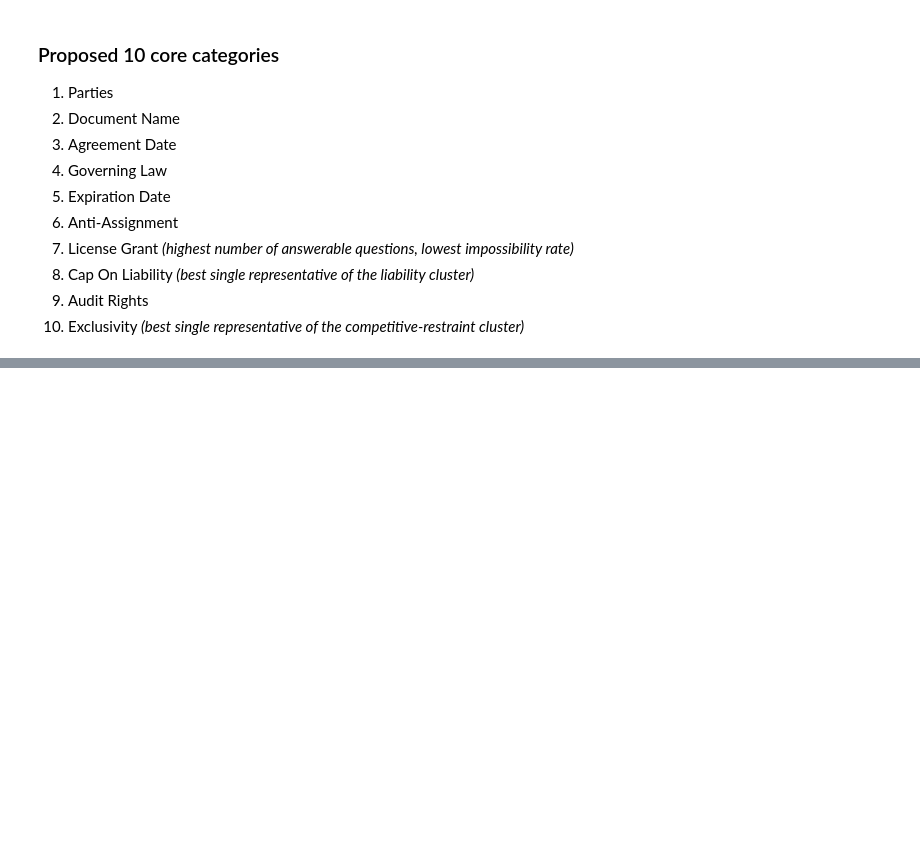
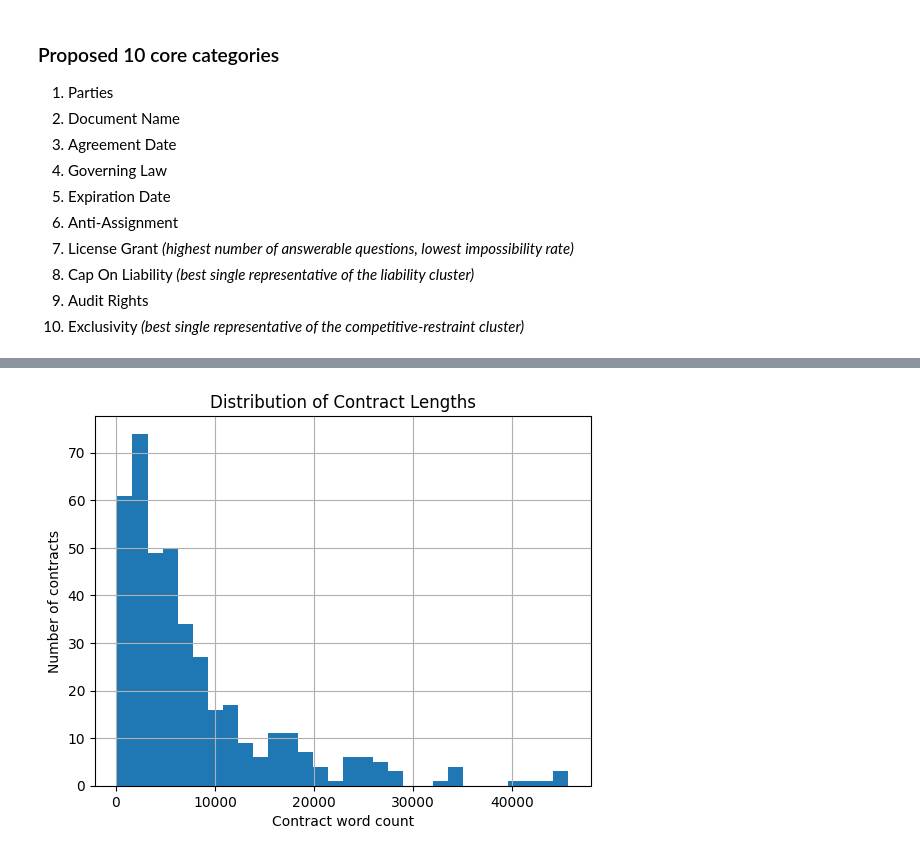
Before and after one commit to Break-Through-Tech/Accenture-1D-contract-review-challenge, a Jupyter notebook: 01_EDA.ipynb, the cells around one changed output, grey strips where cells are left out. Saved outputs shown, nothing was run; the diff lists cells and outputs as text; code cells hidden in the pictures; blank space fills up the shorter version.

Commit message:
Complete EDA data validation and contract analysis

```diff
--- a/01_EDA.ipynb
+++ b/01_EDA.ipynb
@@ -454,0 +483,12 @@ category_stats.loc[['License Grant', 'Non-Transferable License', 'Affiliate Lice
+# %%
+contracts = []
+
+for contract in data["data"]:
+    contracts.append({
+        "contract_id": contract["title"],
+        "context": contract["paragraphs"][0]["context"]
+    })
+
+contracts_df = pd.DataFrame(contracts)
+
+contracts_df.head()
@@ -454,0 +514,3 @@ category_stats.loc[['License Grant', 'Non-Transferable License', 'Affiliate Lice
+# %%
+contracts_df["char_count"] = contracts_df["context"].str.len()
+contracts_df["word_count"] = contracts_df["context"].str.split().str.len()
@@ -454,0 +535,8 @@ category_stats.loc[['License Grant', 'Non-Transferable License', 'Affiliate Lice
+# %%
+contracts_df["word_count"].hist(bins=30)
+plt.xlabel("Contract word count")
+plt.ylabel("Number of contracts")
+plt.title("Distribution of Contract Lengths")
+plt.show()
+# %% [output]
+[figure, added]
```
Also changed, not shown: parts of 36 cells of this notebook, 1 other file.
